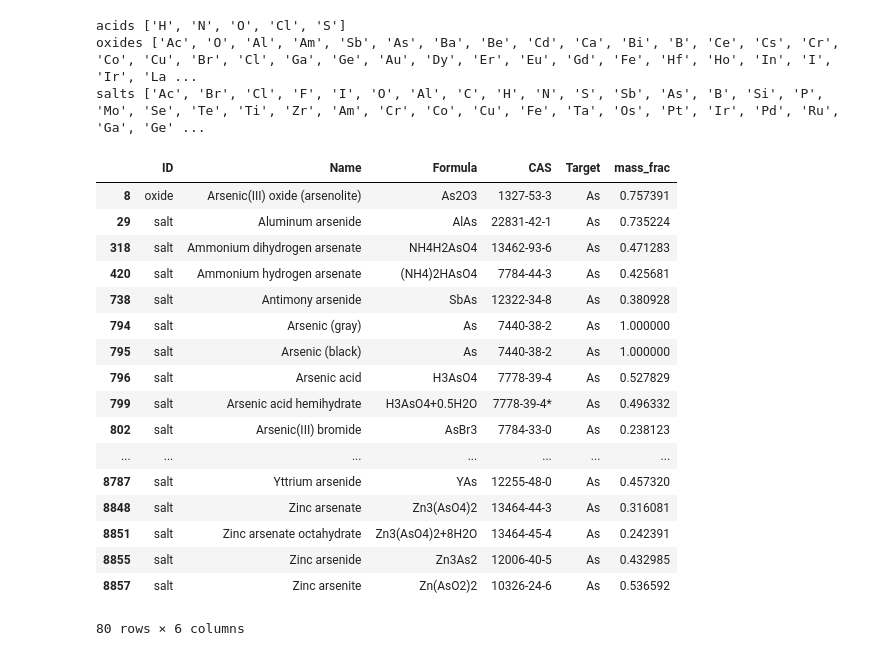
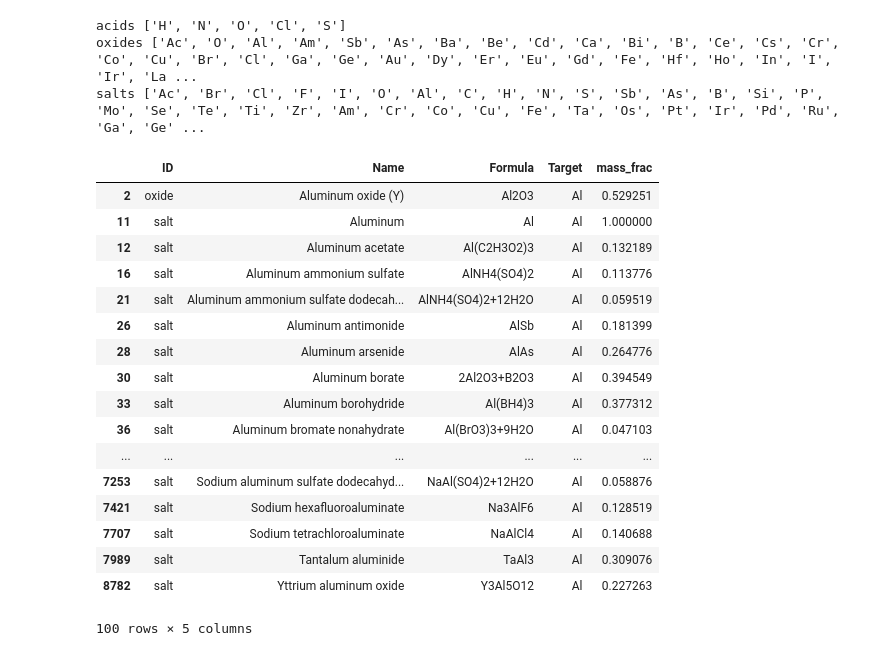
Before and after one commit to wpk-nist-gov/glassmaker, a Jupyter notebook: src/make_suggestion.ipynb, the cells around one changed output. Saved outputs shown, nothing was run; the diff lists cells and outputs as text; code cells hidden in the pictures.

```diff
--- a/src/make_suggestion.ipynb
+++ b/src/make_suggestion.ipynb
@@ -27,26 +27,26 @@ acids ['H', 'N', 'O', 'Cl', 'S']
 oxides ['Ac', 'O', 'Al', 'Am', 'Sb', 'As', 'Ba', 'Be', 'Cd', 'Ca', 'Bi', 'B', 'Ce', 'Cs', 'Cr', 'Co', 'Cu', 'Br', 'Cl', 'Ga', 'Ge', 'Au', 'Dy', 'Er', 'Eu', 'Gd', 'Fe', 'Hf', 'Ho', 'In', 'I', 'Ir', 'La ...
 salts ['Ac', 'Br', 'Cl', 'F', 'I', 'O', 'Al', 'C', 'H', 'N', 'S', 'Sb', 'As', 'B', 'Si', 'P', 'Mo', 'Se', 'Te', 'Ti', 'Zr', 'Am', 'Cr', 'Co', 'Cu', 'Fe', 'Ta', 'Os', 'Pt', 'Ir', 'Pd', 'Ru', 'Ga', 'Ge' ...
 # %%
-S.query_target_all('As')
+S.query_target_all('Al')
 # %% [output]
-|  | ID | Name | Formula | CAS | Target | mass_frac |
-| 8 | oxide | Arsenic(III) oxide (arsenolite) | As2O3 | 1327-53-3 | As | 0.757391 |
-| 29 | salt | Aluminum arsenide | AlAs | 22831-42-1 | As | 0.735224 |
-| 318 | salt | Ammonium dihydrogen arsenate | NH4H2AsO4 | 13462-93-6 | As | 0.471283 |
-| 420 | salt | Ammonium hydrogen arsenate | (NH4)2HAsO4 | 7784-44-3 | As | 0.425681 |
-| 738 | salt | Antimony arsenide | SbAs | 12322-34-8 | As | 0.380928 |
-| 794 | salt | Arsenic (gray) | As | 7440-38-2 | As | 1.000000 |
-| 795 | salt | Arsenic (black) | As | 7440-38-2 | As | 1.000000 |
-| 796 | salt | Arsenic acid | H3AsO4 | 7778-39-4 | As | 0.527829 |
-| 799 | salt | Arsenic acid hemihydrate | H3AsO4+0.5H2O | 7778-39-4* | As | 0.496332 |
-| 802 | salt | Arsenic(III) bromide | AsBr3 | 7784-33-0 | As | 0.238123 |
-| ... | ... | ... | ... | ... | ... | ... |
-| 8787 | salt | Yttrium arsenide | YAs | 12255-48-0 | As | 0.457320 |
-| 8848 | salt | Zinc arsenate | Zn3(AsO4)2 | 13464-44-3 | As | 0.316081 |
-| 8851 | salt | Zinc arsenate octahydrate | Zn3(AsO4)2+8H2O | 13464-45-4 | As | 0.242391 |
-| 8855 | salt | Zinc arsenide | Zn3As2 | 12006-40-5 | As | 0.432985 |
-| 8857 | salt | Zinc arsenite | Zn(AsO2)2 | 10326-24-6 | As | 0.536592 |
+|  | ID | Name | Formula | Target | mass_frac |
+| 2 | oxide | Aluminum oxide (Y) | Al2O3 | Al | 0.529251 |
+| 11 | salt | Aluminum | Al | Al | 1.000000 |
+| 12 | salt | Aluminum acetate | Al(C2H3O2)3 | Al | 0.132189 |
+| 16 | salt | Aluminum ammonium sulfate | AlNH4(SO4)2 | Al | 0.113776 |
+| 21 | salt | Aluminum ammonium sulfate dodecah... | AlNH4(SO4)2+12H2O | Al | 0.059519 |
+| 26 | salt | Aluminum antimonide | AlSb | Al | 0.181399 |
+| 28 | salt | Aluminum arsenide | AlAs | Al | 0.264776 |
+| 30 | salt | Aluminum borate | 2Al2O3+B2O3 | Al | 0.394549 |
+| 33 | salt | Aluminum borohydride | Al(BH4)3 | Al | 0.377312 |
+| 36 | salt | Aluminum bromate nonahydrate | Al(BrO3)3+9H2O | Al | 0.047103 |
+| ... | ... | ... | ... | ... | ... |
+| 7253 | salt | Sodium aluminum sulfate dodecahyd... | NaAl(SO4)2+12H2O | Al | 0.058876 |
+| 7421 | salt | Sodium hexafluoroaluminate | Na3AlF6 | Al | 0.128519 |
+| 7707 | salt | Sodium tetrachloroaluminate | NaAlCl4 | Al | 0.140688 |
+| 7989 | salt | Tantalum aluminide | TaAl3 | Al | 0.309076 |
+| 8782 | salt | Yttrium aluminum oxide | Y3Al5O12 | Al | 0.227263 |
-80 rows × 6 columns
+100 rows × 5 columns
 # %%
 S.query_target_all('Al')
 # %% [output]
```
Also changed, not shown: parts of 5 cells of this notebook, 2 other files.
